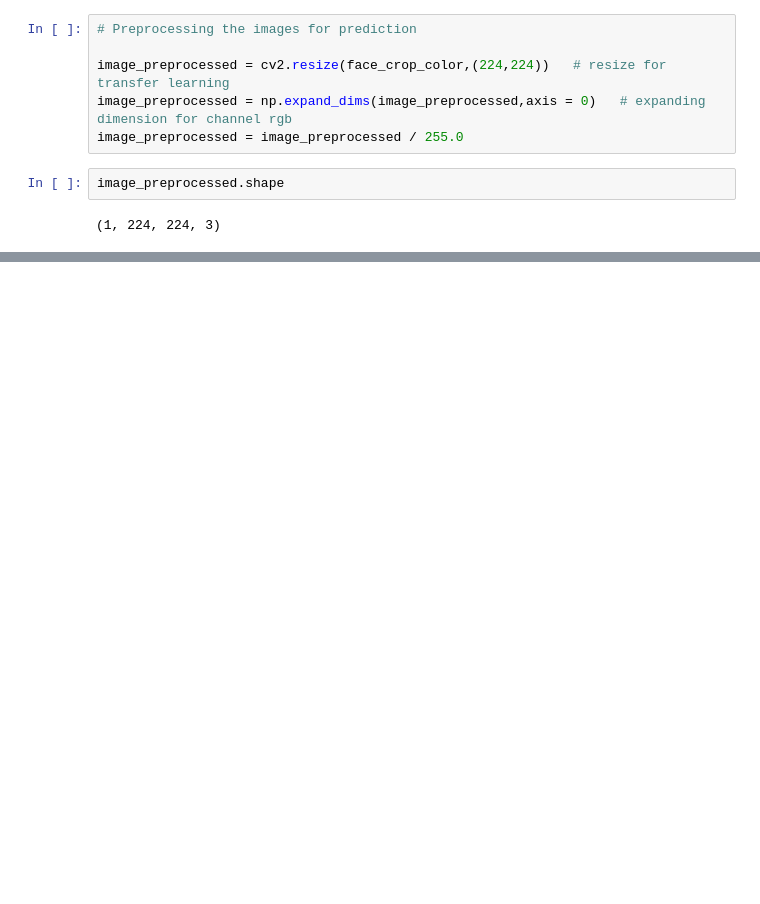
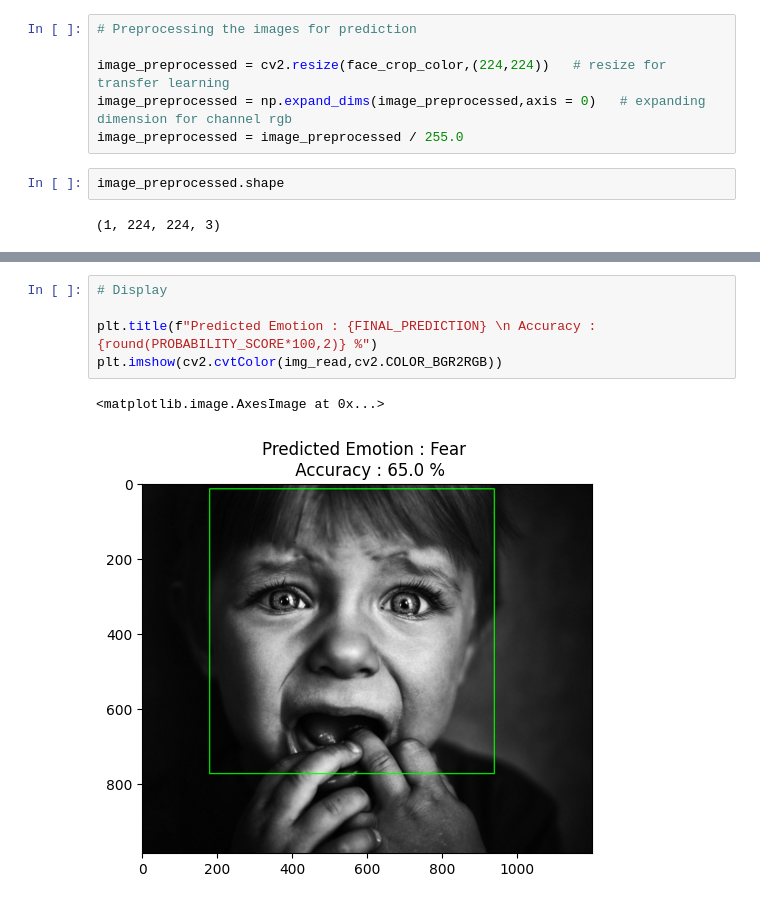
Before and after one commit to RajarshiRay25/Face-detection-pipelines-opencv, a Jupyter notebook: Transfer Learning Pipeline/Transfer Learning Prediction System.ipynb, the cells around one changed output, grey strips where cells are left out. Cells and saved outputs as stored; diff of their text form; blank space fills up the shorter version.

```diff
--- a/Transfer Learning Pipeline/Transfer Learning Prediction System.ipynb
+++ b/Transfer Learning Pipeline/Transfer Learning Prediction System.ipynb
@@ -168,0 +210,8 @@ array([2.2359935e-04, 4.5998771e-08, 1.0706817e-03, 1.0700651e-03,
+# %%
+# Display
+
+plt.title(f"Predicted Emotion : {FINAL_PREDICTION} \n Accuracy : {round(PROBABILITY_SCORE*100,2)} %")
+plt.imshow(cv2.cvtColor(img_read,cv2.COLOR_BGR2RGB))
+# %% [output]
+<matplotlib.image.AxesImage at 0x...>
+[figure, added]
```
Also changed, not shown: parts of 18 cells of this notebook.
